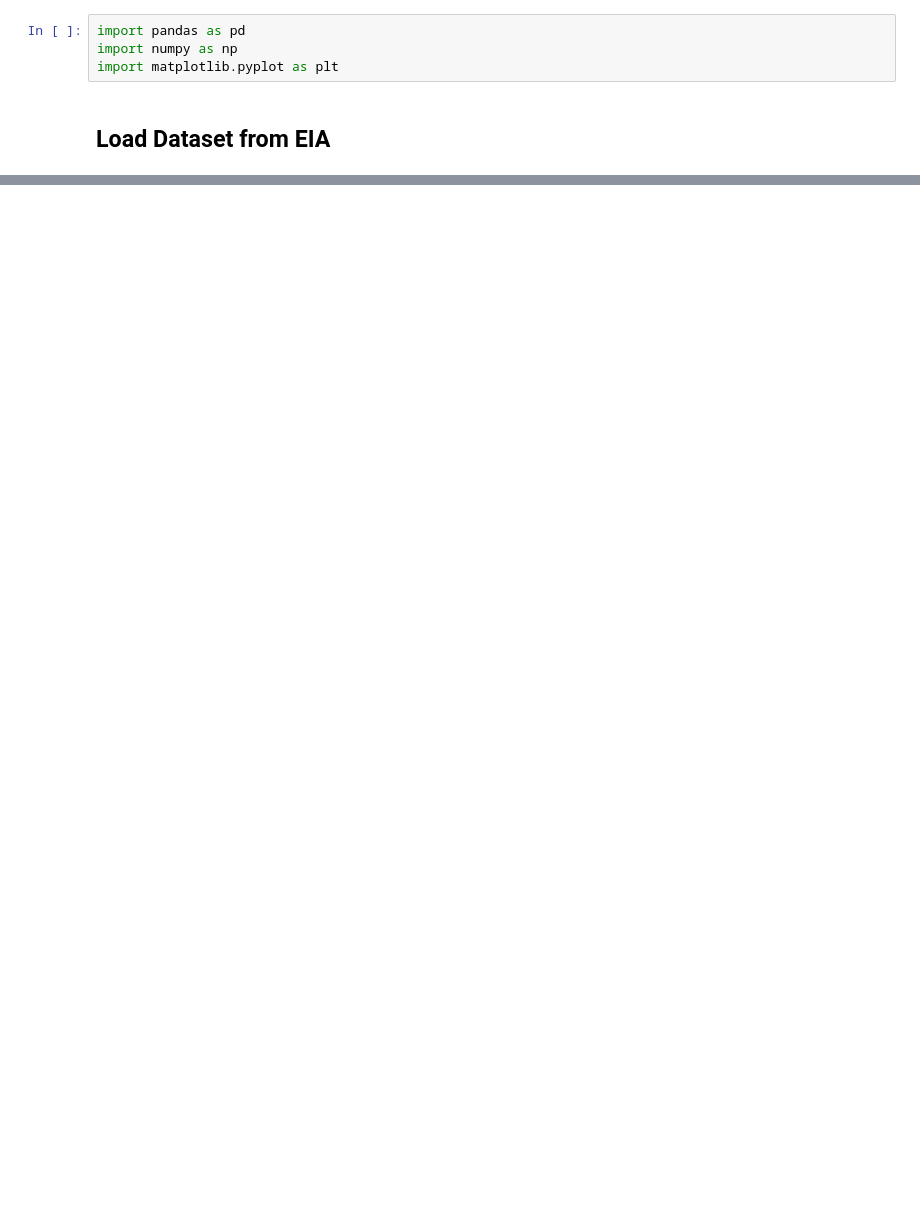
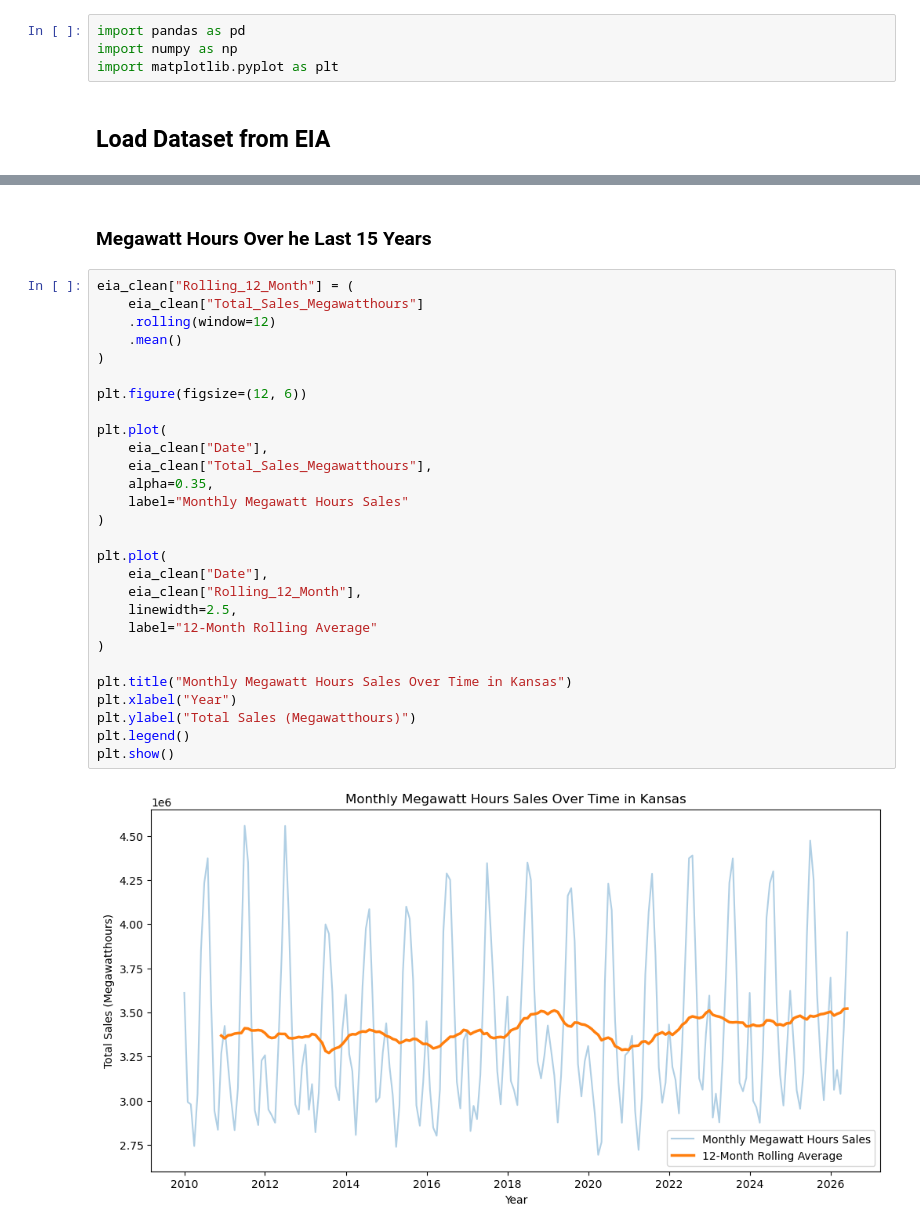
Before and after one commit to CCCKBrant/Kansas-Clean-Energy-Cost-Forecast, a Jupyter notebook: notebooks/01_data_exploration.ipynb, the cells around one changed output, grey strips where cells are left out. Cells and saved outputs as stored; diff of their text form; blank space fills up the shorter version.

```diff
--- a/notebooks/01_data_exploration.ipynb
+++ b/notebooks/01_data_exploration.ipynb
@@ -42,0 +457,32 @@ freq             2        30.0        2.00           2  ...          198
+# %% [markdown]
+### Megawatt Hours Over he Last 15 Years
+# %%
+eia_clean["Rolling_12_Month"] = (
+    eia_clean["Total_Sales_Megawatthours"]
+    .rolling(window=12)
+    .mean()
+)
+
+plt.figure(figsize=(12, 6))
+
+plt.plot(
+    eia_clean["Date"],
+    eia_clean["Total_Sales_Megawatthours"],
+    alpha=0.35,
+    label="Monthly Megawatt Hours Sales"
+)
+
+plt.plot(
+    eia_clean["Date"],
+    eia_clean["Rolling_12_Month"],
+    linewidth=2.5,
+    label="12-Month Rolling Average"
+)
+
+plt.title("Monthly Megawatt Hours Sales Over Time in Kansas")
+plt.xlabel("Year")
+plt.ylabel("Total Sales (Megawatthours)")
+plt.legend()
+plt.show()
+# %% [output]
+[figure, added]
```
Also changed, not shown: parts of 28 cells of this notebook, 2 other files.
